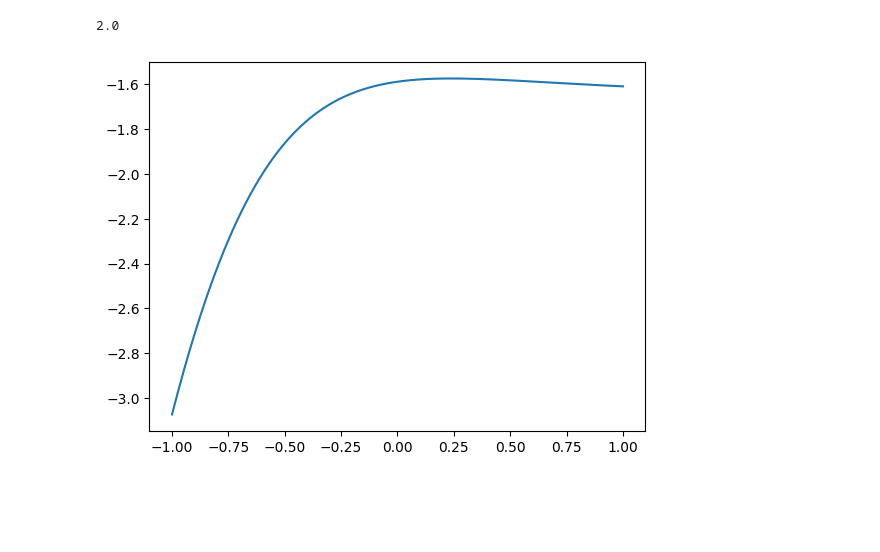
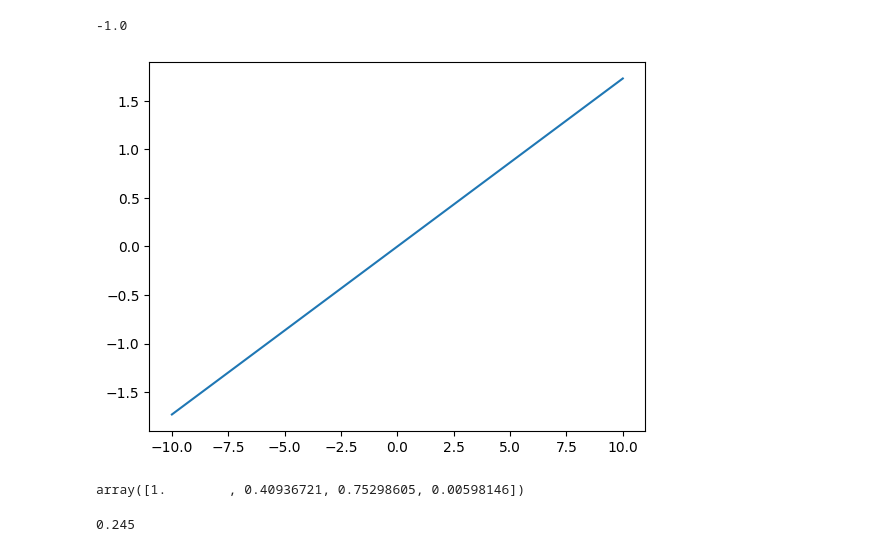
Before and after one commit to the-Fish2/cs-229-final-project, a Jupyter notebook: complexity_estimation.ipynb, the cells around one changed output. Drawn from its saved outputs; the diff is of its cells as text; code cells hidden in the pictures; blank space fills up the shorter version.

```diff
--- a/complexity_estimation.ipynb
+++ b/complexity_estimation.ipynb
@@ -41,7 +17,12 @@ X = np.loadtxt('X_comp_1_3.csv', delimiter=',')
 y = np.loadtxt('y_comp_1_3.csv', delimiter=',')
 
 # Preprocess the input
-X = np.tanh(X)
+for i in range(X.shape[0]):
+    if np.std(X[i]) == 0:
+        X[i] = 0
+        continue
+    X[i] = (X[i] - np.mean(X[i])) / np.std(X[i])
+# X = np.tanh(X)
 
 n_samples = X.shape[0]
 perm = np.random.permutation(n_samples)  # random permutation of indices
@@ -126,7 +133,32 @@ plt.show()
 # %%
-ind = 19
-plt.plot(np.linspace(-1, 1, 400), np.arctanh(X_train[ind]))
-print(y_train[ind])
+ind = 31
+# print(np.min(X_val[ind]))
+plt.plot(function_utils.XS, X_val[ind])
+print(y_val[ind])
 # %% [output]
-2.0
+-1.0
-[figure, old version]
+[figure, new version]
+# %%
+# Round predictions
+y_pred = tf.round(model(X_train))
+
+# Convert to numpy arrays
+y_pred = y_pred.numpy().astype(int).flatten()
+y_true = y_train.astype(int).flatten()
+
+# Compute totals per class (0..3 assumed)
+n_classes = 4
+tot = np.bincount(y_true + 1, minlength=n_classes)
+correct = np.bincount(y_true[y_pred == y_true], minlength=n_classes)
+
+# Class-wise accuracy
+acc = correct / tot
+
+acc
+# %% [output]
+array([1.        , 0.40936721, 0.75298605, 0.00598146])
+# %%
+np.sum(y_train == 0) / y_train.shape[0]
+# model(X_train[:100])
+# %% [output]
+0.245
```
Also changed, not shown: parts of 6 cells of this notebook, 10 other files.
